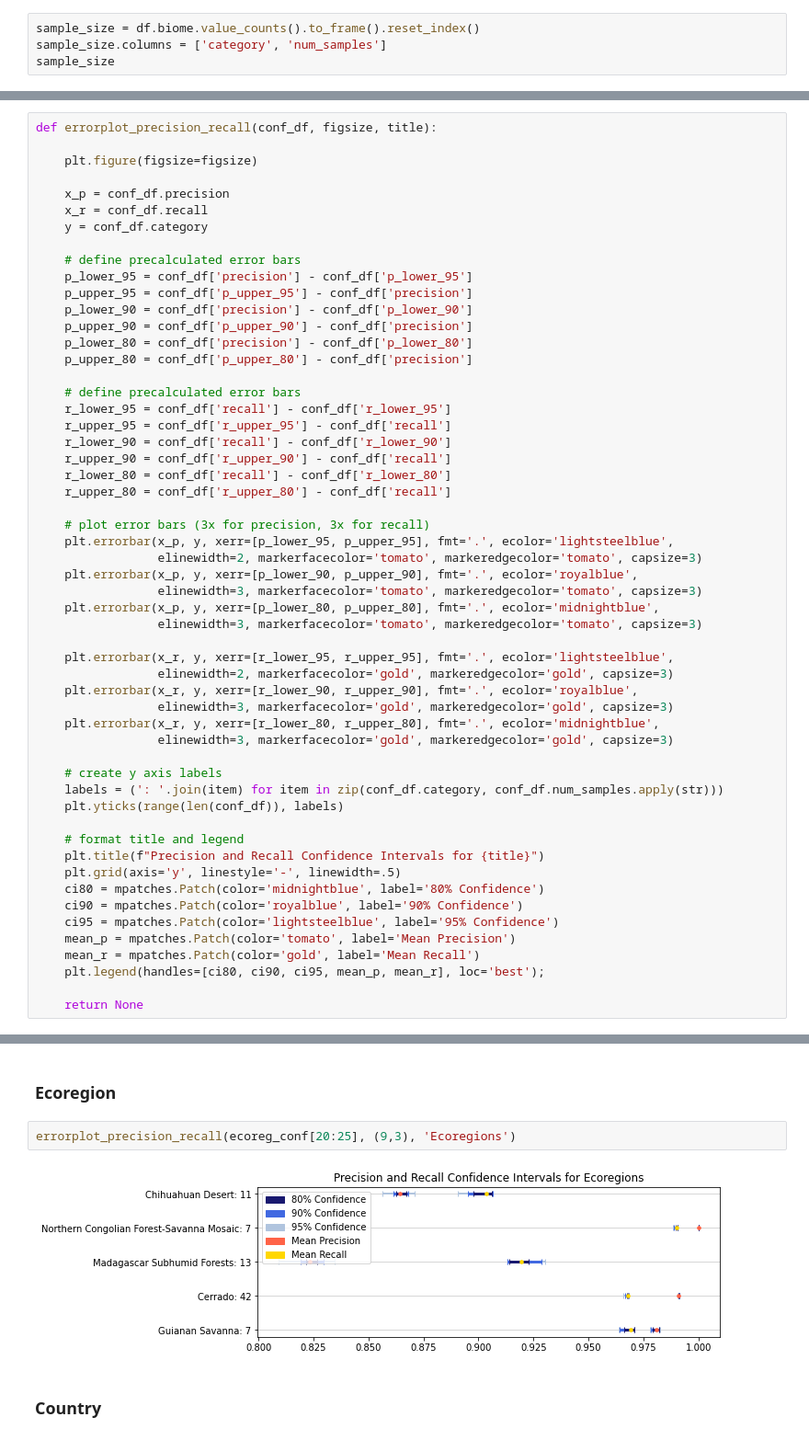
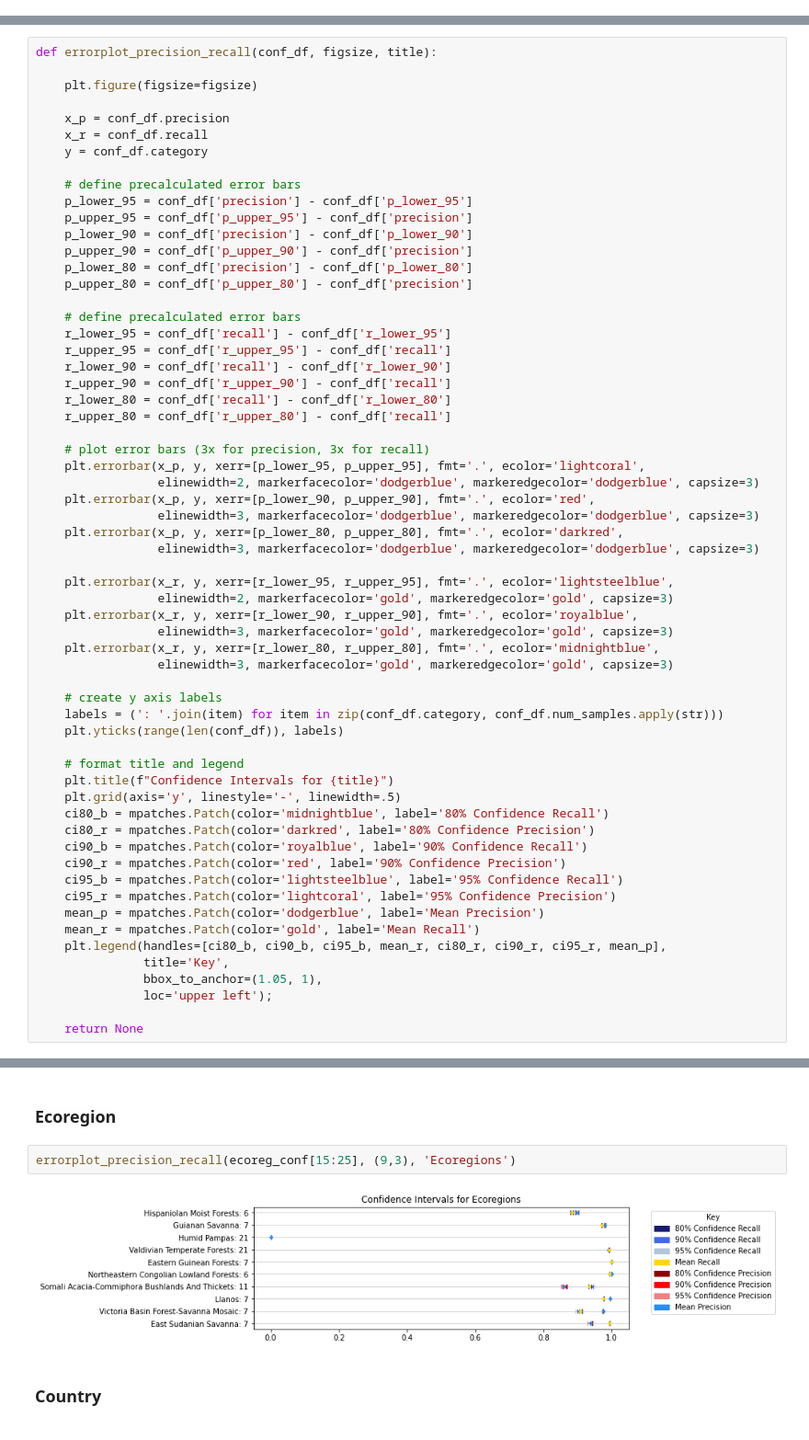
Before and after one commit to wri/sentinel-tree-cover, a Jupyter notebook: notebooks/analysis/validation-analysis.ipynb, the cells around one changed output, grey strips where cells are left out. Shown at 92% size. Cells and saved outputs as stored; diff of their text form.

Commit message:
updated legend for visualizations

```diff
--- a/notebooks/analysis/validation-analysis.ipynb
+++ b/notebooks/analysis/validation-analysis.ipynb
@@ -135,4 +81,0 @@ df.biome.value_counts().reset_index().rename_axis('biomes')
-# %%
-sample_size = df.biome.value_counts().to_frame().reset_index()
-sample_size.columns = ['category', 'num_samples']
-sample_size
@@ -330,12 +247,12 @@ def errorplot_precision_recall(conf_df, figsize, title):
     r_upper_80 = conf_df['r_upper_80'] - conf_df['recall']
 
     # plot error bars (3x for precision, 3x for recall)
-    plt.errorbar(x_p, y, xerr=[p_lower_95, p_upper_95], fmt='.', ecolor='lightsteelblue',
-                 elinewidth=2, markerfacecolor='tomato', markeredgecolor='tomato', capsize=3)
-    plt.errorbar(x_p, y, xerr=[p_lower_90, p_upper_90], fmt='.', ecolor='royalblue',
-                 elinewidth=3, markerfacecolor='tomato', markeredgecolor='tomato', capsize=3)
-    plt.errorbar(x_p, y, xerr=[p_lower_80, p_upper_80], fmt='.', ecolor='midnightblue',
-                 elinewidth=3, markerfacecolor='tomato', markeredgecolor='tomato', capsize=3)
+    plt.errorbar(x_p, y, xerr=[p_lower_95, p_upper_95], fmt='.', ecolor='lightcoral',
+                 elinewidth=2, markerfacecolor='dodgerblue', markeredgecolor='dodgerblue', capsize=3)
+    plt.errorbar(x_p, y, xerr=[p_lower_90, p_upper_90], fmt='.', ecolor='red',
+                 elinewidth=3, markerfacecolor='dodgerblue', markeredgecolor='dodgerblue', capsize=3)
+    plt.errorbar(x_p, y, xerr=[p_lower_80, p_upper_80], fmt='.', ecolor='darkred',
+                 elinewidth=3, markerfacecolor='dodgerblue', markeredgecolor='dodgerblue', capsize=3)
 
     plt.errorbar(x_r, y, xerr=[r_lower_95, r_upper_95], fmt='.', ecolor='lightsteelblue',
                  elinewidth=2, markerfacecolor='gold', markeredgecolor='gold', capsize=3)
@@ -349,14 +266,20 @@ def errorplot_precision_recall(conf_df, figsize, title):
     plt.yticks(range(len(conf_df)), labels)
 
     # format title and legend
-    plt.title(f"Precision and Recall Confidence Intervals for {title}")
+    plt.title(f"Confidence Intervals for {title}")
     plt.grid(axis='y', linestyle='-', linewidth=.5)
-    ci80 = mpatches.Patch(color='midnightblue', label='80% Confidence')
-    ci90 = mpatches.Patch(color='royalblue', label='90% Confidence')
-    ci95 = mpatches.Patch(color='lightsteelblue', label='95% Confidence')
-    mean_p = mpatches.Patch(color='tomato', label='Mean Precision')
+    ci80_b = mpatches.Patch(color='midnightblue', label='80% Confidence Recall')
+    ci80_r = mpatches.Patch(color='darkred', label='80% Confidence Precision')
+    ci90_b = mpatches.Patch(color='royalblue', label='90% Confidence Recall')
+    ci90_r = mpatches.Patch(color='red', label='90% Confidence Precision')
+    ci95_b = mpatches.Patch(color='lightsteelblue', label='95% Confidence Recall')
+    ci95_r = mpatches.Patch(color='lightcoral', label='95% Confidence Precision')
+    mean_p = mpatches.Patch(color='dodgerblue', label='Mean Precision')
     mean_r = mpatches.Patch(color='gold', label='Mean Recall')
-    plt.legend(handles=[ci80, ci90, ci95, mean_p, mean_r], loc='best');
+    plt.legend(handles=[ci80_b, ci90_b, ci95_b, mean_r, ci80_r, ci90_r, ci95_r, mean_p],
+               title='Key',
+               bbox_to_anchor=(1.05, 1),
+               loc='upper left');
 
     return None
 # %% [markdown]
@@ -466,8 +309,8 @@ errorplot_precision_recall(treeclass_conf, (9,4), 'Tree Class')
 # %% [markdown]
 ### Ecoregion
 # %%
-errorplot_precision_recall(ecoreg_conf[20:25], (9,3), 'Ecoregions')
+errorplot_precision_recall(ecoreg_conf[15:25], (9,3), 'Ecoregions')
 # %% [output]
-[figure, old version]
+[figure, new version]
 # %% [markdown]
 ### Country
```
Also changed, not shown: parts of 49 cells of this notebook.
